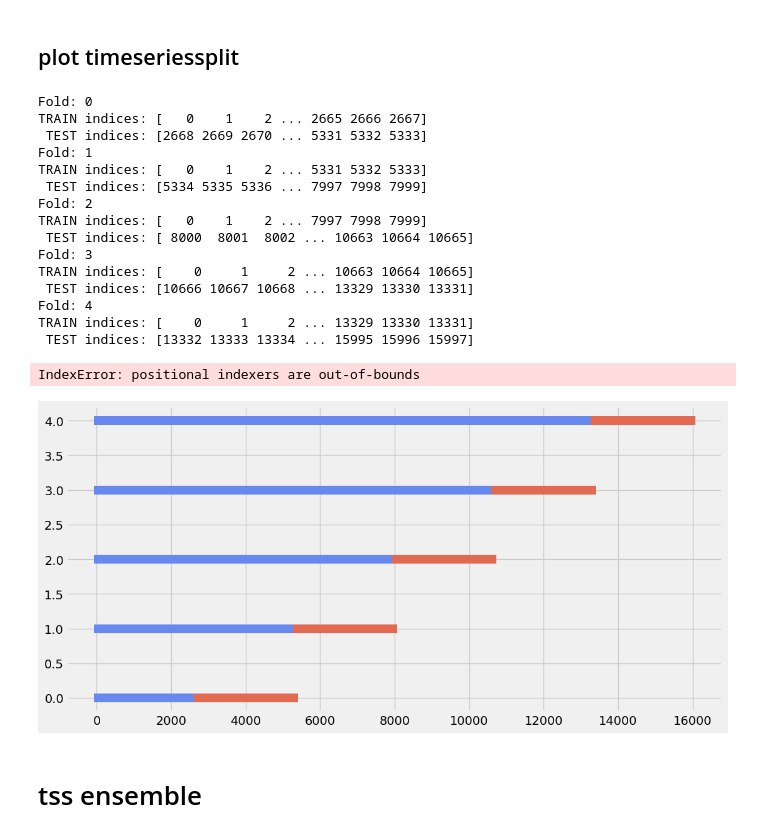
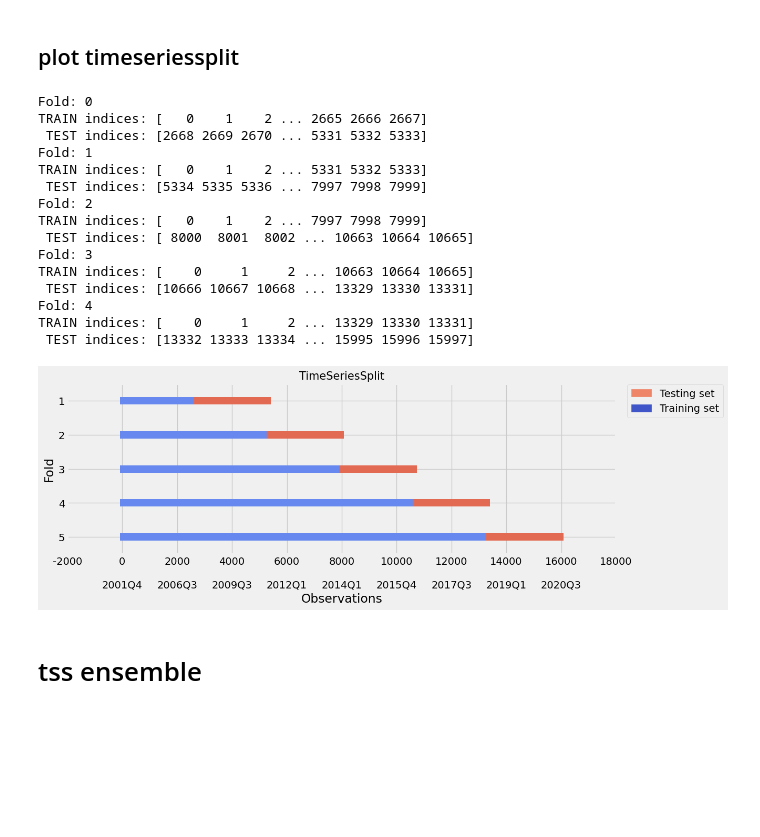
Before and after one commit to hannez11/revenue-forecasting, a Jupyter notebook: 011323_Guidance_Models_FinalResults_compact.ipynb, the cells around one changed output. Drawn from its saved outputs; the diff is of its cells as text; code cells hidden in the pictures; blank space fills up the shorter version.

```diff
--- a/011323_Guidance_Models_FinalResults_compact.ipynb
+++ b/011323_Guidance_Models_FinalResults_compact.ipynb
@@ -259,7 +259,7 @@ df["actual_revenue"].mean(), df["actual_revenue"].max()
 
 # cv: restrict to 80% | keep 20% as holdout
 ###############################
-df = df.iloc[:(int(df.shape[0]*0.8)), ]
+# df = df.iloc[:(int(df.shape[0]*0.8)), ]
 ###############################
 
 df = df.reset_index(drop=True)
@@ -590,30 +510,32 @@ plt.style.use('fivethirtyeight')
 cmap_data = plt.cm.Paired
 cmap_cv = plt.cm.coolwarm
 
+# Create a sample plot for indices of a cross-validation object
 def plot_cv_indices(cv, n_splits, X, y, date_col = None):
-    """Create a sample plot for indices of a cross-validation object."""
 
-    fig, ax = plt.subplots(1, 1, figsize = (12, 6))
+    fig, ax = plt.subplots(1, 1, figsize = (12, 4)) # graph size
 
     # Generate the training/testing visualizations for each CV split
-    for ii, (tr, tt) in enumerate(cv.split(X=X, y=y)):
+    for fold, (train_index, test_index) in enumerate(cv.split(X=X, y=y)):
         # Fill in indices with the training/test groups
         indices = np.array([np.nan] * len(X))
-        indices[tt] = 1
-        indices[tr] = 0
+        indices[test_index] = 1
+        indices[train_index] = 0
 
         # Visualize the results
-        ax.scatter(range(len(indices)), [ii + 0] * len(indices),
+        ax.scatter(range(len(indices)), [fold + 0] * len(indices),
                    c=indices, marker='_', lw=10, cmap=cmap_cv,
-                   vmin=-.2, vmax=1.2)
-
+                   vmin=-0.2, vmax=1.2)
 
     # Formatting
-    yticklabels = list(range(n_splits))
+    yticklabels = [i+1 for i in range(5)]
 
     if date_col is not None:
         tick_locations  = ax.get_xticks()
-        tick_dates = [" "] + date_col.iloc[list(tick_locations[1:-1])].astype(str).tolist() + [" "]
+        try:
+            tick_dates = [" "] + date_col.iloc[list(tick_locations[1:-1])].astype(str).tolist() + [" "] # get_xticks is sometimes larger than the last used index
+        except:
+            tick_dates = [" "] + date_col.iloc[list(tick_locations[1:-2])].astype(str).tolist() + date_col.iloc[-1:, ].astype(str).tolist() + [" "]
 
         tick_locations_str = [str(int(i)) for i in tick_locations]
         new_labels = ['\n\n'.join(x) for x in zip(list(tick_locations_str), tick_dates) ]
@@ -621,42 +543,38 @@ def plot_cv_indices(cv, n_splits, X, y, date_col = None):
         ax.set_xticklabels(new_labels)
 
     ax.set(yticks=np.arange(n_splits), yticklabels=yticklabels,
-           xlabel='Sample index', ylabel="CV iteration",
-           ylim=[n_splits+0.2, -.2])
+           xlabel='Observations', ylabel="Fold",
+           ylim=[n_splits-0.5, -.5]) # lower/upper limit of y-axis
     ax.legend([Patch(color=cmap_cv(.8)), Patch(color=cmap_cv(.02))],
               ['Testing set', 'Training set'], loc=(1.02, .8))
     ax.set_title('{}'.format(type(cv).__name__), fontsize=15)
 
-# n_splits = 5
-
-# tss = TimeSeriesSplit(n_splits=n_splits)
-
+# print indices
 for fold, (train_index, test_index) in enumerate(tss.split(X)):
     print("Fold: {}".format(fold))
     print("TRAIN indices:", train_index, "\n", "TEST indices:", test_index)
     X_train, X_test = X.iloc[train_index], X.iloc[test_index]
     y_train, y_test = y.iloc[train_index], y.iloc[test_index]
 
 
 plot_cv_indices(tss, 5, X, y, date_col = df['quarter_guided']) #, date_col = df['quarter_guided']
 # %% [output]
 Fold: 0
 TRAIN indices: [   0    1    2 ... 2665 2666 2667]
  TEST indices: [2668 2669 2670 ... 5331 5332 5333]
 Fold: 1
 TRAIN indices: [   0    1    2 ... 5331 5332 5333]
  TEST indices: [5334 5335 5336 ... 7997 7998 7999]
 Fold: 2
 TRAIN indices: [   0    1    2 ... 7997 7998 7999]
  TEST indices: [ 8000  8001  8002 ... 10663 10664 10665]
 Fold: 3
 TRAIN indices: [    0     1     2 ... 10663 10664 10665]
  TEST indices: [10666 10667 10668 ... 13329 13330 13331]
 Fold: 4
 TRAIN indices: [    0     1     2 ... 13329 13330 13331]
  TEST indices: [13332 13333 13334 ... 15995 15996 15997]
-IndexError: positional indexers are out-of-bounds
-[figure, old version]
+[figure, new version]
 # %% [markdown]
 # tss ensemble
 # %%
```
Also changed, not shown: parts of 13 cells of this notebook, 2 other files.
